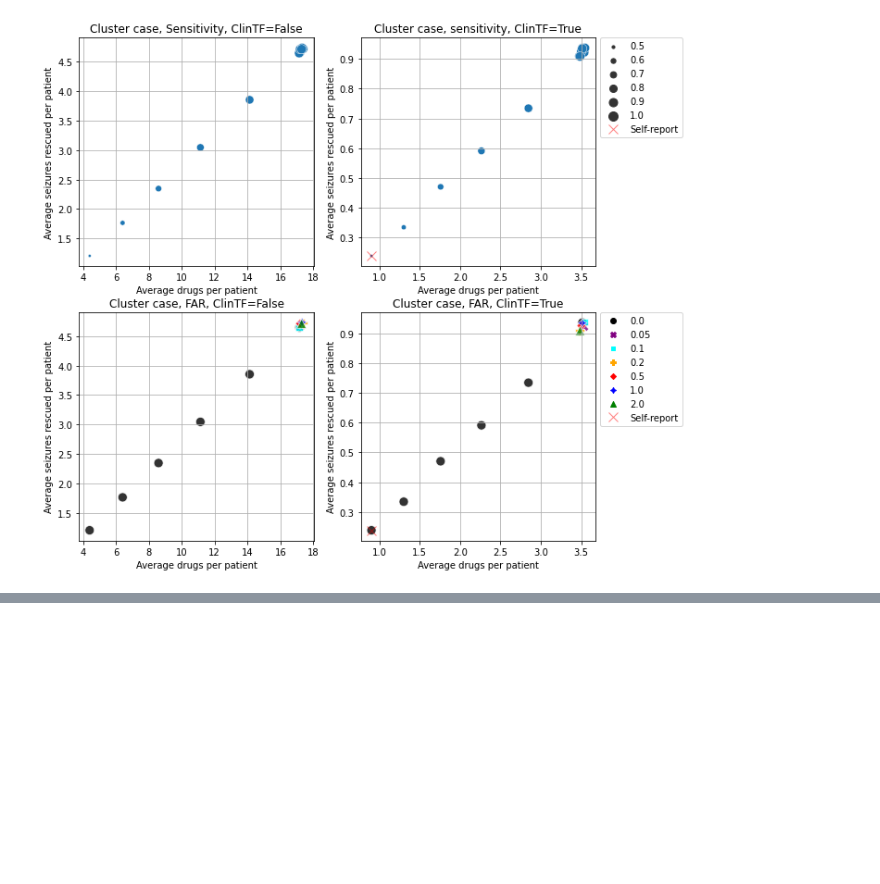
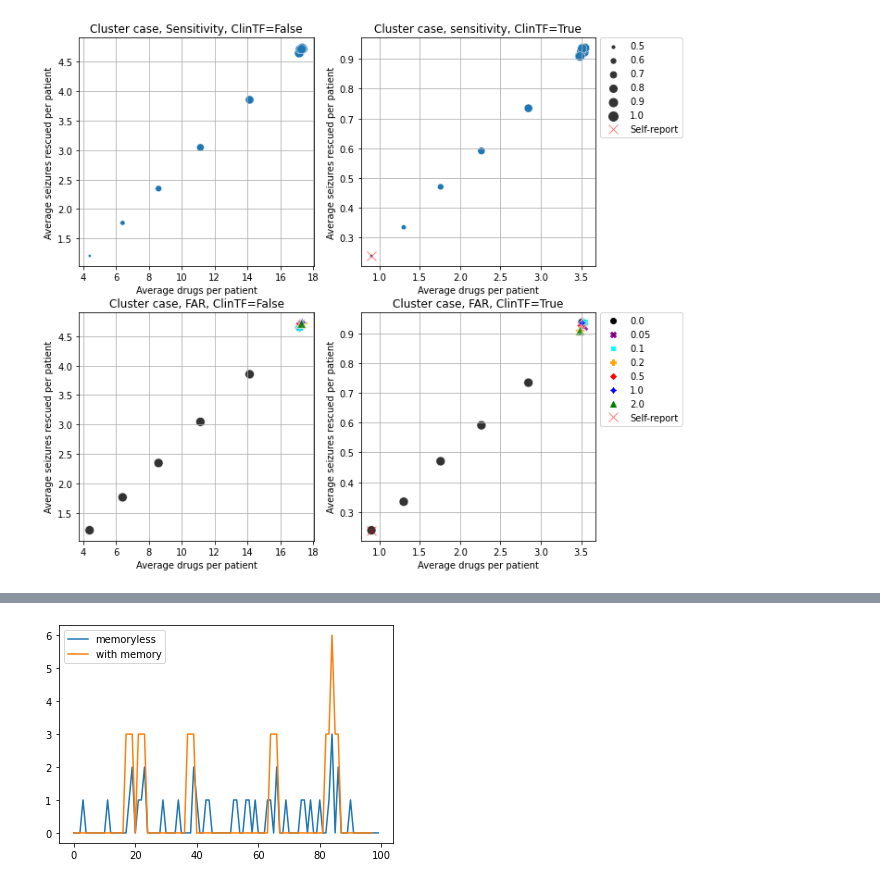
Before and after one commit to GoldenholzLab/WEARsimulator, a Jupyter notebook: wear-paper-v3.ipynb, the cells around one changed output, grey strips where cells are left out. Cells and saved outputs as stored; diff of their text form; code cells hidden in the pictures; blank space fills up the shorter version.

```diff
--- a/wear-paper-v3.ipynb
+++ b/wear-paper-v3.ipynb
@@ -292,0 +317,13 @@ Inflater = 100
+# %%
+import numpy as np
+import matplotlib.pyplot as plt
+x = np.random.poisson(lam=0.5,size=100)
+plt.plot(x,label='memoryless')
+boxcar = np.array([1,1,1])
+y = np.convolve(x>1,boxcar,mode='valid') * 3
+
+plt.plot(y,label='with memory')
+plt.legend()
+plt.show()
+# %% [output]
+[figure, added]
```
Also changed, not shown: parts of 7 cells of this notebook, 3 other files.
